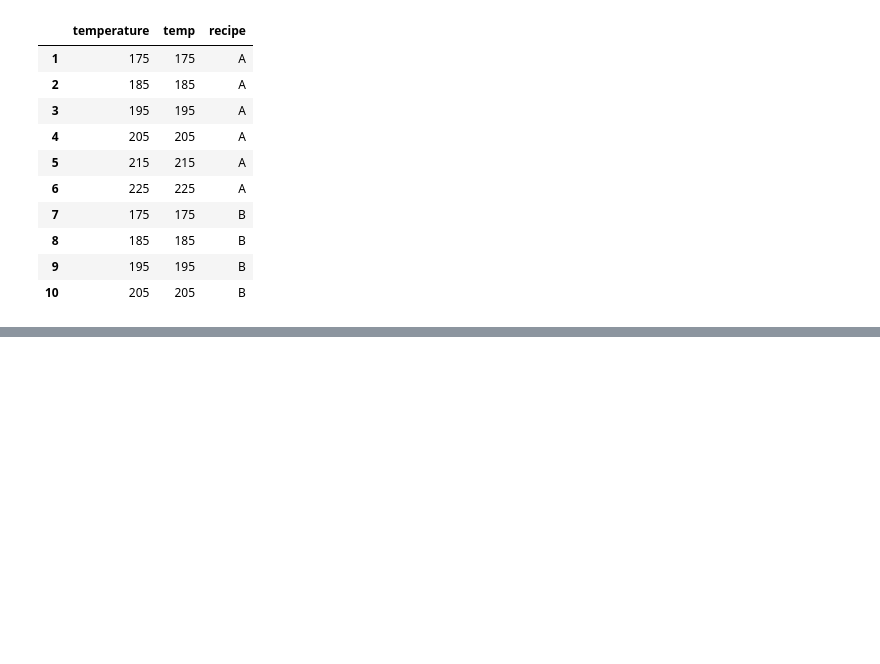
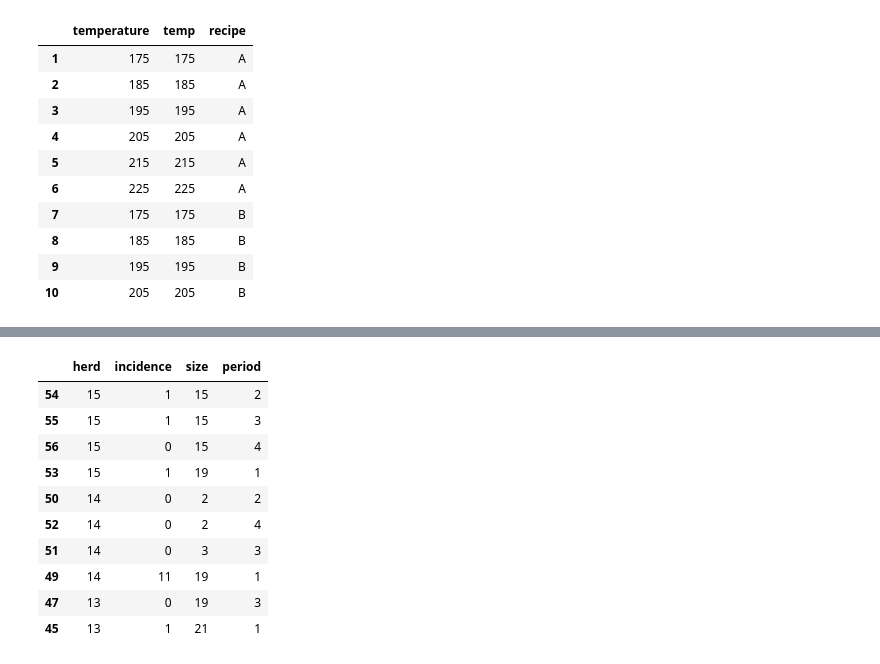
Before and after one commit to kabeer1984/PIIT, a Jupyter notebook: py/assign/practice3.ipynb, the cells around one changed output, grey strips where cells are left out. Saved outputs shown, nothing was run; the diff lists cells and outputs as text; code cells hidden in the pictures; blank space fills up the shorter version.

```diff
--- a/py/assign/practice3.ipynb
+++ b/py/assign/practice3.ipynb
@@ -170,0 +213,14 @@ NameError: name 'cbpp' is not defined
+# %%
+cbpp.sort_values(by=['herd','size'],ascending=[False,True]).head(10)
+# %% [output]
+|  | herd | incidence | size | period |
+| 54 | 15 | 1 | 15 | 2 |
+| 55 | 15 | 1 | 15 | 3 |
+| 56 | 15 | 0 | 15 | 4 |
+| 53 | 15 | 1 | 19 | 1 |
+| 50 | 14 | 0 | 2 | 2 |
+| 52 | 14 | 0 | 2 | 4 |
+| 51 | 14 | 0 | 3 | 3 |
+| 49 | 14 | 11 | 19 | 1 |
+| 47 | 13 | 0 | 19 | 3 |
+| 45 | 13 | 1 | 21 | 1 |
```
Also changed, not shown: parts of 6 cells of this notebook, 1 other file.
